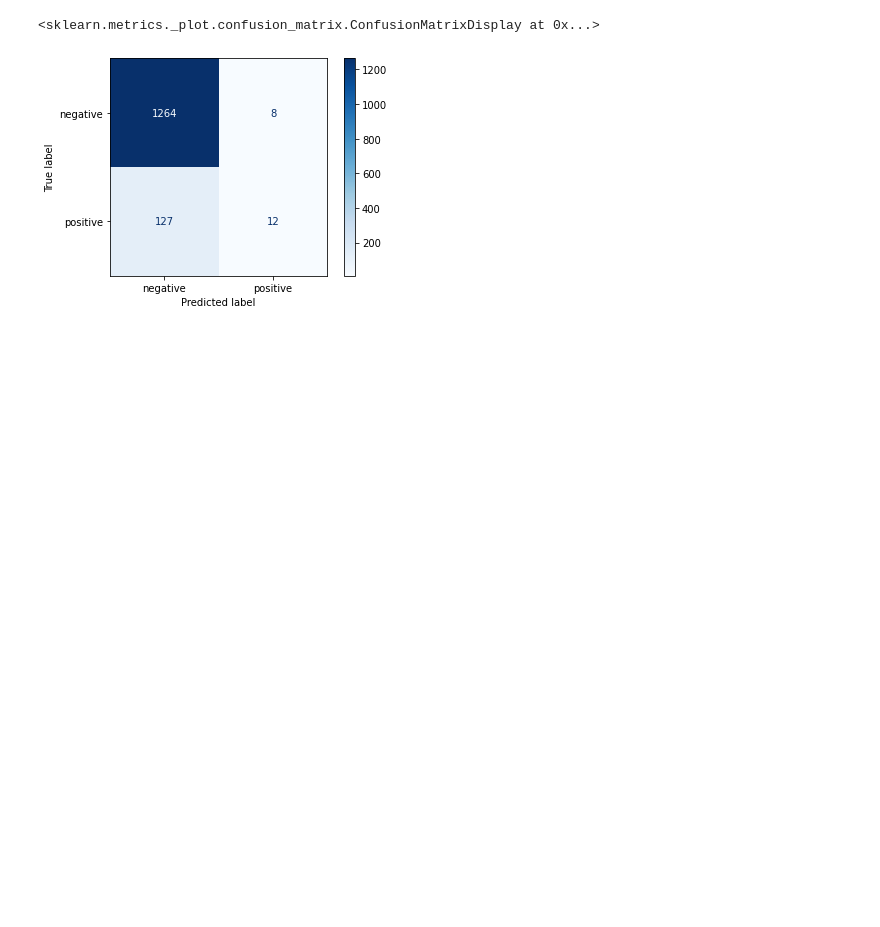
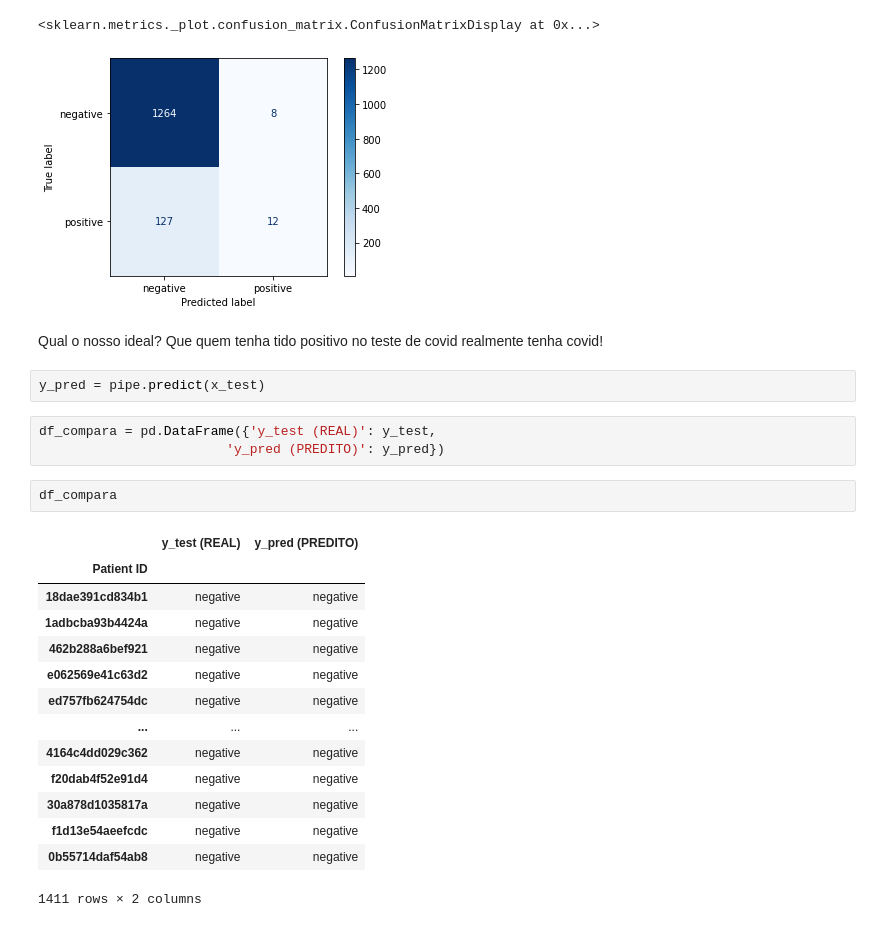
Before and after one commit to WLAraujo/workshop_lets_code, a Jupyter notebook: case_covid_einstein/covid_einstein.ipynb, the cells around one changed output. Drawn from its saved outputs; the diff is of its cells as text; blank space fills up the shorter version.

Commit message:
Case covid

```diff
--- a/case_covid_einstein/covid_einstein.ipynb
+++ b/case_covid_einstein/covid_einstein.ipynb
@@ -387,3 +387,27 @@ plot_confusion_matrix(pipe, x_test, y_test, cmap = 'Blues')
 # %% [output]
 <sklearn.metrics._plot.confusion_matrix.ConfusionMatrixDisplay at 0x...>
 [figure]
+# %% [markdown]
+Qual o nosso ideal? Que quem tenha tido positivo no teste de covid realmente tenha covid!
+# %%
+y_pred = pipe.predict(x_test)
+# %%
+df_compara = pd.DataFrame({'y_test (REAL)': y_test,
+                        'y_pred (PREDITO)': y_pred})
+# %%
+df_compara
+# %% [output]
+|  | y_test (REAL) | y_pred (PREDITO) |
+| Patient ID |  |  |
+| 18dae391cd834b1 | negative | negative |
+| 1adbcba93b4424a | negative | negative |
+| 462b288a6bef921 | negative | negative |
+| e062569e41c63d2 | negative | negative |
+| ed757fb624754dc | negative | negative |
+| ... | ... | ... |
+| 4164c4dd029c362 | negative | negative |
+| f20dab4f52e91d4 | negative | negative |
+| 30a878d1035817a | negative | negative |
+| f1d13e54aeefcdc | negative | negative |
+| 0b55714daf54ab8 | negative | negative |
+1411 rows × 2 columns
```
Also changed, not shown: parts of 4 cells of this notebook.
